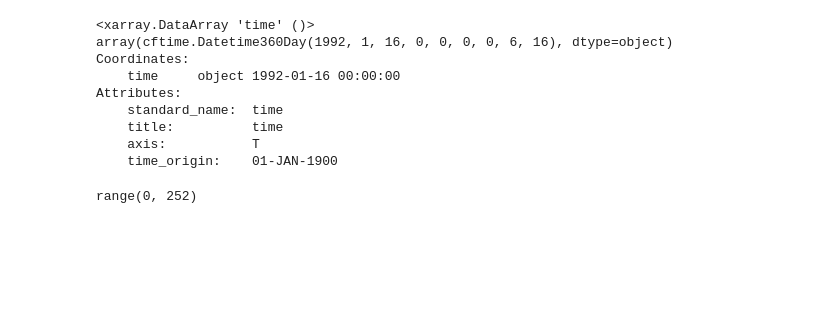
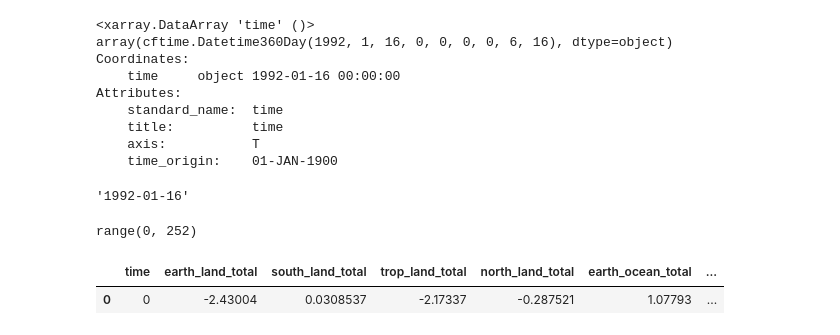
Before and after one commit to rursino/carbon-cycle-feedbacks, a Jupyter notebook: Peylin_flux/Notebooks/Intro.ipynb, the cells around one changed output. Drawn from its saved outputs; the diff is of its cells as text; code cells hidden in the pictures; blank space fills up the shorter version.

```diff
--- a/Peylin_flux/Notebooks/Intro.ipynb
+++ b/Peylin_flux/Notebooks/Intro.ipynb
@@ -426,7 +418,17 @@ Attributes:
     title:          time
     axis:           T
     time_origin:    01-JAN-1900
+# %%
+str(Rayner.time[0].values)[:10]
+# %% [output]
+'1992-01-16'
 # %%
 range(Rayner.time.size)
 # %% [output]
 range(0, 252)
+# %%
+single_time = ea.single_time(0)
+single_time
+# %% [output]
+|  | time | earth_land_total | south_land_total | trop_land_total | north_land_total | earth_ocean_total | ... |
+| 0 | 0 | -2.43004 | 0.0308537 | -2.17337 | -0.287521 | 1.07793 | ... |
```
Also changed, not shown: parts of 7 cells of this notebook, 3 other files.
